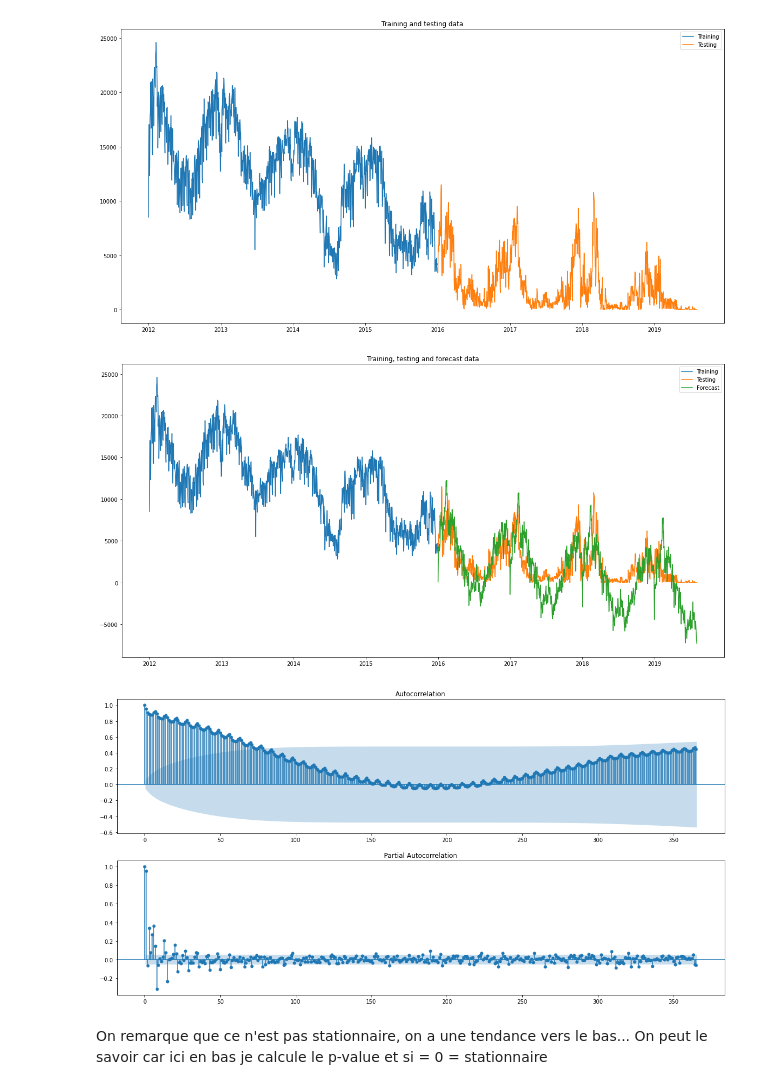
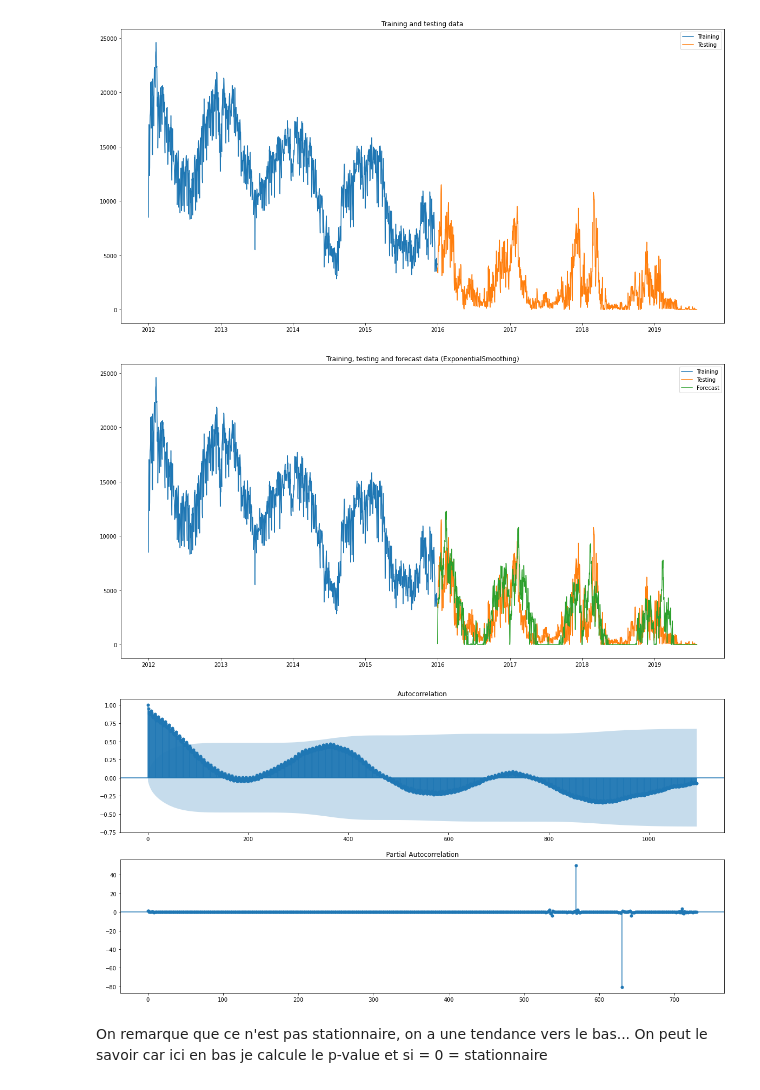
Before and after one commit to 73jn/AnSeqData, a Jupyter notebook: Project/project.ipynb, the cells around one changed output. Saved outputs shown, nothing was run; the diff lists cells and outputs as text; code cells hidden in the pictures.

```diff
--- a/Project/project.ipynb
+++ b/Project/project.ipynb
@@ -118,29 +136,31 @@ model = ExponentialSmoothing(dfDayTrain['coal'], seasonal_periods=365, trend='ad
 
 # Forecast the next days based on the length of the testing dataframe
 forecast = model.forecast(len(dfDayTest))
+# Negative values are not possible, so set them to 0
+forecast[forecast < 0] = 0
 
 # Plot the forecast
 fig, ax = plt.subplots(figsize=(20, 10))
 ax.plot(dfDayTrain['timestamp'], dfDayTrain['coal'], label='Training')
 ax.plot(dfDayTest['timestamp'], dfDayTest['coal'], label='Testing')
 ax.plot(dfDayTest['timestamp'], forecast, label='Forecast')
-ax.set_title('Training, testing and forecast data')
+ax.set_title('Training, testing and forecast data (ExponentialSmoothing)')
 ax.legend()
 fig.show()
 # %% [output]
-[figure, old version]
+[figure, new version]
 # %%
 # Do a ACF and PACF plot to determine the order of the ARIMA model
 from statsmodels.graphics.tsaplots import plot_acf, plot_pacf
 # Make two subplots
 fig, (ax1, ax2) = plt.subplots(2, 1, figsize=(20, 10))
 # Plot the ACF
-plot_acf(dfDayTrain['coal'], lags=365, ax=ax1)
+plot_acf(dfDayTrain['coal'], lags=3*365, ax=ax1)
 # Plot the PACF
-plot_pacf(dfDayTrain['coal'], lags=365, ax=ax2)
+plot_pacf(dfDayTrain['coal'], lags=729, ax=ax2)
 plt.show()
 # %% [output]
-[figure, old version]
+[figure, new version]
 # %% [markdown]
 On remarque que ce n'est pas stationnaire, on a une tendance vers le bas... On peut le savoir car ici en bas je calcule le p-value et si = 0 = stationnaire
 # %%
```
Also changed, not shown: parts of 7 cells of this notebook, 2 other files.
